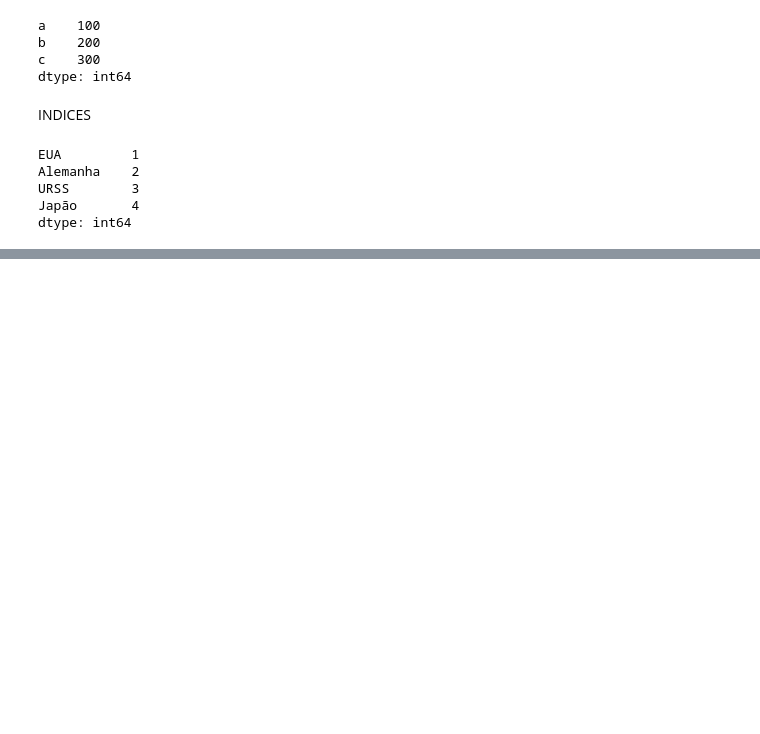
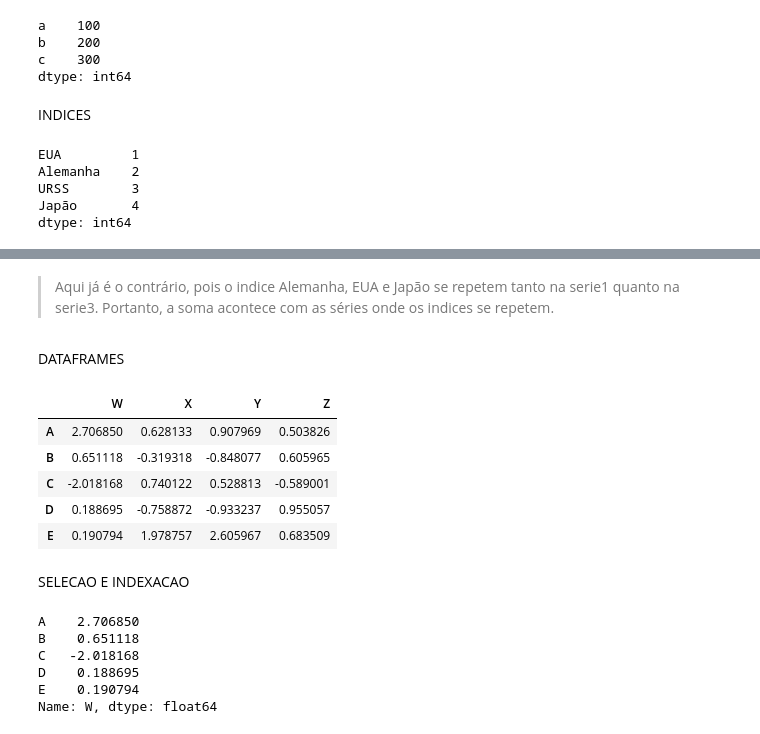
Before and after one commit to CaiqueFreitasFagundes/PROJETOS, a Jupyter notebook: AULAS/aula_pandas.ipynb, the cells around one changed output, grey strips where cells are left out. Cells and saved outputs as stored; diff of their text form; code cells hidden in the pictures; blank space fills up the shorter version.

```diff
--- a/AULAS/aula_pandas.ipynb
+++ b/AULAS/aula_pandas.ipynb
@@ -55,0 +107,4 @@ dtype: int64
+# %% [markdown]
+> Aqui já é o contrário, pois o indice Alemanha, EUA e Japão se repetem tanto na serie1 quanto na serie3. Portanto, a soma acontece com as séries onde os indices se repetem.
+# %% [markdown]
+DATAFRAMES
@@ -55,0 +119,20 @@ dtype: int64
+# %%
+df
+# %% [output]
+|  | W | X | Y | Z |
+| A | 2.706850 | 0.628133 | 0.907969 | 0.503826 |
+| B | 0.651118 | -0.319318 | -0.848077 | 0.605965 |
+| C | -2.018168 | 0.740122 | 0.528813 | -0.589001 |
+| D | 0.188695 | -0.758872 | -0.933237 | 0.955057 |
+| E | 0.190794 | 1.978757 | 2.605967 | 0.683509 |
+# %% [markdown]
+SELECAO E INDEXACAO
+# %%
+df['W']
+# %% [output]
+A    2.706850
+B    0.651118
+C   -2.018168
+D    0.188695
+E    0.190794
+Name: W, dtype: float64
```
Also changed, not shown: parts of 32 cells of this notebook.
